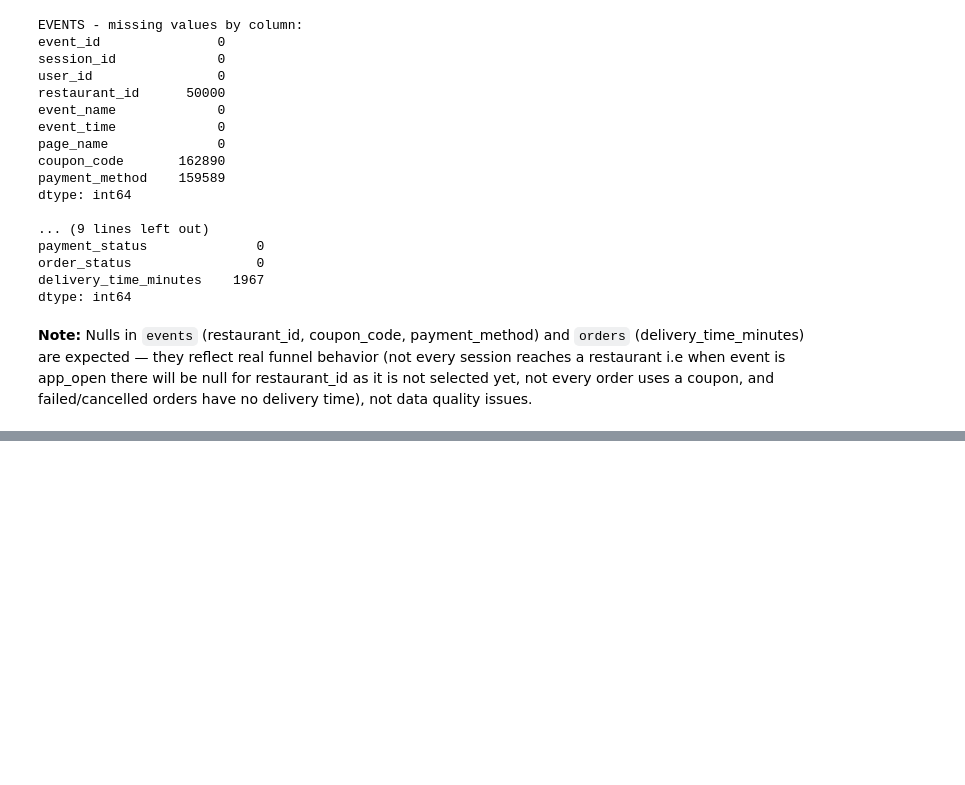
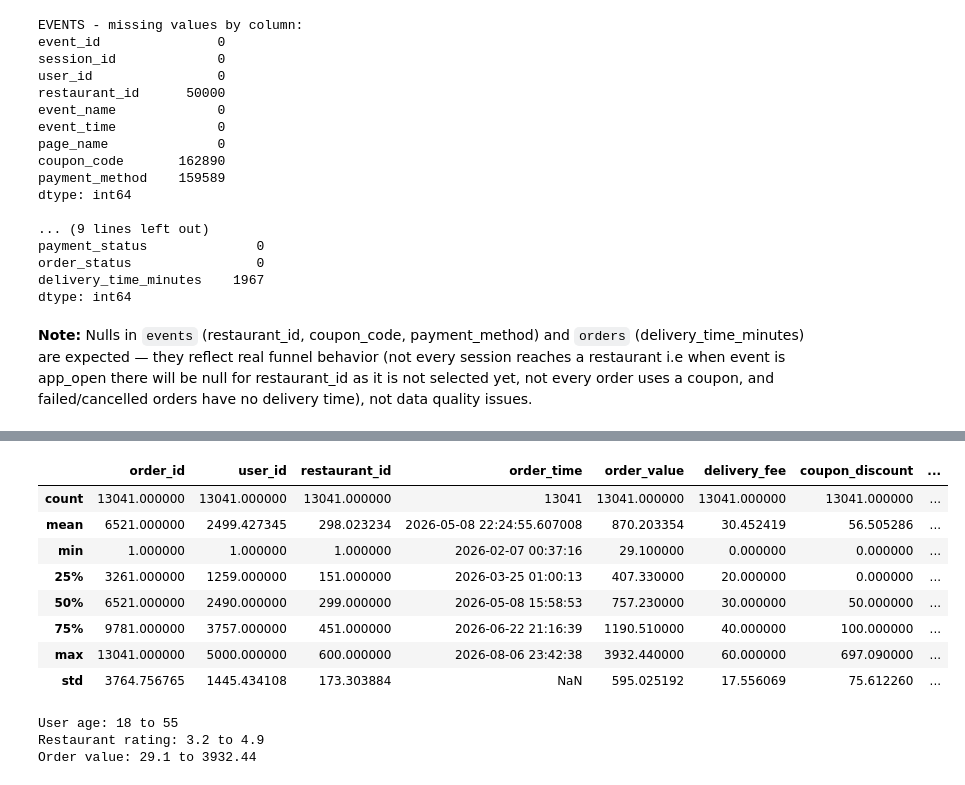
Before and after one commit to Monik17/zomato-funnel-analytics, a Jupyter notebook: notebooks/eda.ipynb, the cells around one changed output, grey strips where cells are left out. Saved outputs shown, nothing was run; the diff lists cells and outputs as text; code cells hidden in the pictures; blank space fills up the shorter version.

```diff
--- a/notebooks/eda.ipynb
+++ b/notebooks/eda.ipynb
@@ -216,0 +231,20 @@ orders have no delivery time), not data quality issues.
+# %%
+orders.describe()
+# %% [output]
+|  | order_id | user_id | restaurant_id | order_time | order_value | delivery_fee | coupon_discount | ... |
+| count | 13041.000000 | 13041.000000 | 13041.000000 | 13041 | 13041.000000 | 13041.000000 | 13041.000000 | ... |
+| mean | 6521.000000 | 2499.427345 | 298.023234 | 2026-05-08 22:24:55.607008 | 870.203354 | 30.452419 | 56.505286 | ... |
+| min | 1.000000 | 1.000000 | 1.000000 | 2026-02-07 00:37:16 | 29.100000 | 0.000000 | 0.000000 | ... |
+| 25% | 3261.000000 | 1259.000000 | 151.000000 | 2026-03-25 01:00:13 | 407.330000 | 20.000000 | 0.000000 | ... |
+| 50% | 6521.000000 | 2490.000000 | 299.000000 | 2026-05-08 15:58:53 | 757.230000 | 30.000000 | 50.000000 | ... |
+| 75% | 9781.000000 | 3757.000000 | 451.000000 | 2026-06-22 21:16:39 | 1190.510000 | 40.000000 | 100.000000 | ... |
+| max | 13041.000000 | 5000.000000 | 600.000000 | 2026-08-06 23:42:38 | 3932.440000 | 60.000000 | 697.090000 | ... |
+| std | 3764.756765 | 1445.434108 | 173.303884 | NaN | 595.025192 | 17.556069 | 75.612260 | ... |
+# %%
+print("User age:", users["age"].min(), "to", users["age"].max())
+print("Restaurant rating:", restaurants["rating"].min(), "to", restaurants["rating"].max())
+print("Order value:", orders["order_value"].min(), "to", orders["order_value"].max())
+# %% [output]
+User age: 18 to 55
+Restaurant rating: 3.2 to 4.9
+Order value: 29.1 to 3932.44
```
Also changed, not shown: parts of 1 cell of this notebook.
